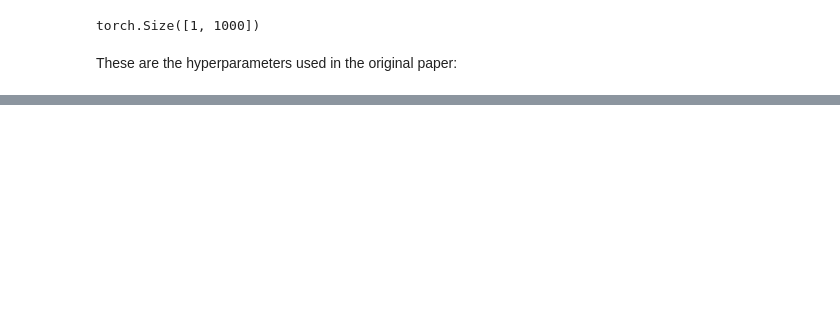
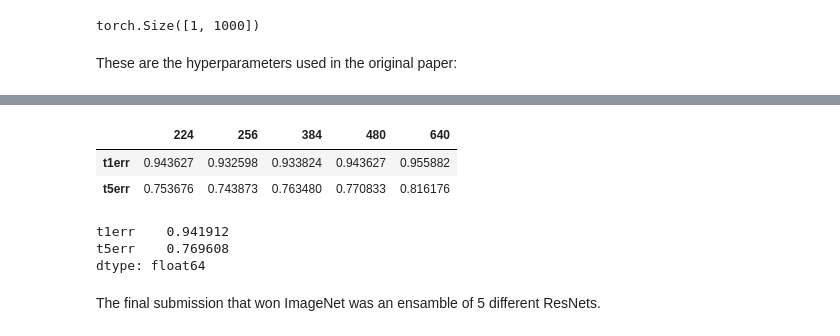
Before and after one commit to juansensio/convnets, a Jupyter notebook: models/2015_resnet.ipynb, the cells around one changed output, grey strips where cells are left out. Drawn from its saved outputs; the diff is of its cells as text; code cells hidden in the pictures; blank space fills up the shorter version.

```diff
--- a/models/2015_resnet.ipynb
+++ b/models/2015_resnet.ipynb
@@ -141,0 +152,27 @@ Originally, it took about 2-3 weekas on four NVIDIA Titan Black GPUs to train th
+# %%
+from tqdm import tqdm
+
+# tta evaluation
+model.cuda()
+model.eval()
+metrics = {}
+limit_val_batches = 100
+for s in [224, 256, 384, 480, 640]:
+	print(f'evaluating at scale {s}...')
+	trans = A.Compose([
+		A.SmallestMaxSize(s),
+		A.CenterCrop(s, s)
+	])
+	dataloader = DataLoader(ImageNet(path, 'val', trans), batch_size=8, shuffle=False, num_workers=10, pin_memory=True)
+	metrics[s] = {'t1err': [], 't5err': []}
+	with torch.no_grad():
+		for ix, batch in enumerate(tqdm(dataloader)):
+			x, y = batch
+			x, y = x.cuda(), y.cuda()
+			y_hat = model.tta(x, s)
+			err = error(y_hat, y)
+			metrics[s]['t1err'].append(err.item())
+			top5err = top5_error(y_hat, y)
+			metrics[s]['t5err'].append(top5err.item())
+			if ix > limit_val_batches:
+				break
@@ -141,0 +185,17 @@ Originally, it took about 2-3 weekas on four NVIDIA Titan Black GPUs to train th
+# %%
+import numpy as np
+
+_metrics = pd.DataFrame({s: {n: np.mean(v) for n, v in m.items()} for s, m in metrics.items()})
+_metrics
+# %% [output]
+|  | 224 | 256 | 384 | 480 | 640 |
+| t1err | 0.943627 | 0.932598 | 0.933824 | 0.943627 | 0.955882 |
+| t5err | 0.753676 | 0.743873 | 0.763480 | 0.770833 | 0.816176 |
+# %%
+_metrics.mean(1)
+# %% [output]
+t1err    0.941912
+t5err    0.769608
+dtype: float64
+# %% [markdown]
+The final submission that won ImageNet was an ensamble of 5 different ResNets.
```
Also changed, not shown: parts of 7 cells of this notebook, 12 other files.
